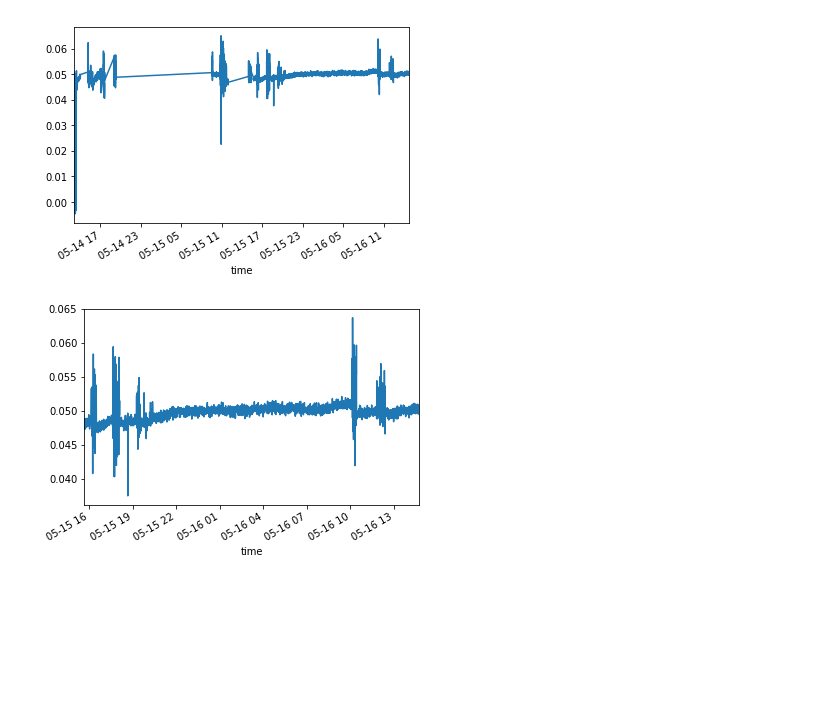
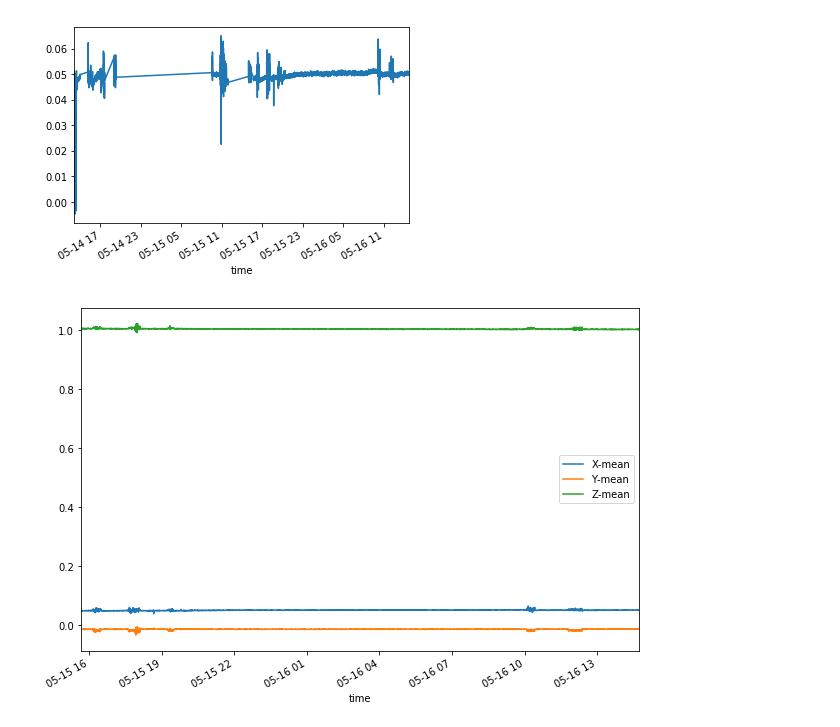
Before and after one commit to cvalenzu/anomaly_detection, a Jupyter notebook: Preprocess Data.ipynb, the cells around one changed output. Saved outputs shown, nothing was run; the diff lists cells and outputs as text; code cells hidden in the pictures; blank space fills up the shorter version.

```diff
--- a/Preprocess Data.ipynb
+++ b/Preprocess Data.ipynb
@@ -33,19 +33,20 @@ for i,file in enumerate(files):
         freq_std = df_fft.iloc[1:].std().mean()
 
         if  freq_mean > 1:
-            count = count + 1
-            print("File {}, filename: {}".format(i+1,file))
+            if count < 10:
+                count = count + 1
+                print("File {}, filename: {}".format(i+1,file))
 
-            fig,ax = plt.subplots(1,2, figsize=(20,5))
-            df.plot(ax=ax[0], title="Tiempo")
-            df_fft.plot(ax=ax[1], title="Fourier")
-            plt.ylim([-300,300])
-            plt.legend()
-            plt.show()
-            if freq_std < 12:
-                display(HTML("<h3>State: Normal</h3>"))
-            else:
-                display(HTML("<h3>State: <b style='color:red;'>Anomaly?</b> </h3>"))
+                fig,ax = plt.subplots(1,2, figsize=(20,5))
+                df.plot(ax=ax[0], title="Tiempo")
+                df_fft.plot(ax=ax[1], title="Fourier")
+                plt.ylim([-300,300])
+                plt.legend()
+                plt.show()
+                if freq_std < 12:
+                    display(HTML("<h3>State: Normal</h3>"))
+                else:
+                    display(HTML("<h3>State: <b style='color:red;'>Anomaly?</b> </h3>"))
 
 
     if not plot:
@@ -64,7 +65,7 @@ for i,file in enumerate(files):
         df_stats[column+"-mean"] = df[column].mean()
         df_stats[column+"-std"] = df[column].std()
         df_stats[column+"-min"] = df[column].min()
-        df_stats[column+"-max"] = df[column].min()
+        df_stats[column+"-max"] = df[column].max()
         df_stats[column+"-median"] = df[column].median()
         df_stats[column+"-kurt"] = df[column].kurt()
         df_stats[column+"-mad"] = df[column].mad()
@@ -92,7 +93,4 @@ plt.show()
 [figure]
 # %%
 df_filtered = df_results[df_results.index >= pd.to_datetime('2017-05-15 15:40')]
-df_filtered["X-mean"].plot()
-plt.show()
+df_filtered.to_csv("data/filtered_statistics.csv")
-# %% [output]
-[figure, removed]
@@ -100,0 +97,5 @@ df_filtered.to_csv("data/filtered_statistics.csv")
+# %%
+df_filtered[["X-mean","Y-mean","Z-mean"]].plot(figsize=(10,7))
+plt.show()
+# %% [output]
+[figure, added]
```
Also changed, not shown: parts of 2 cells of this notebook, 3 other files.
